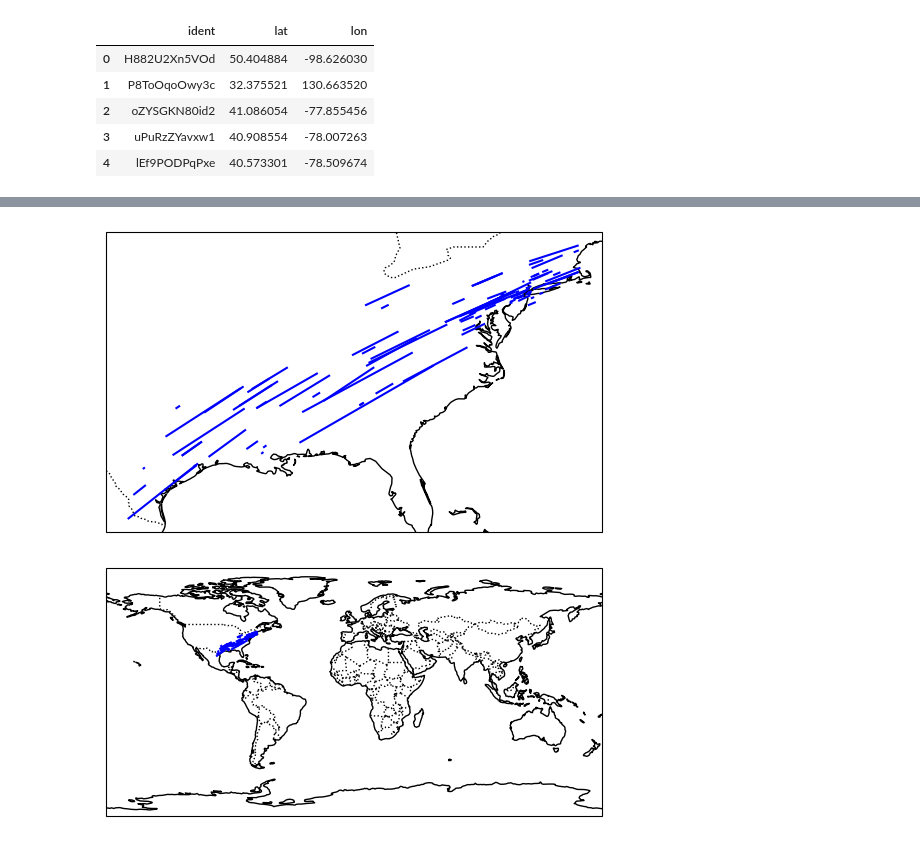
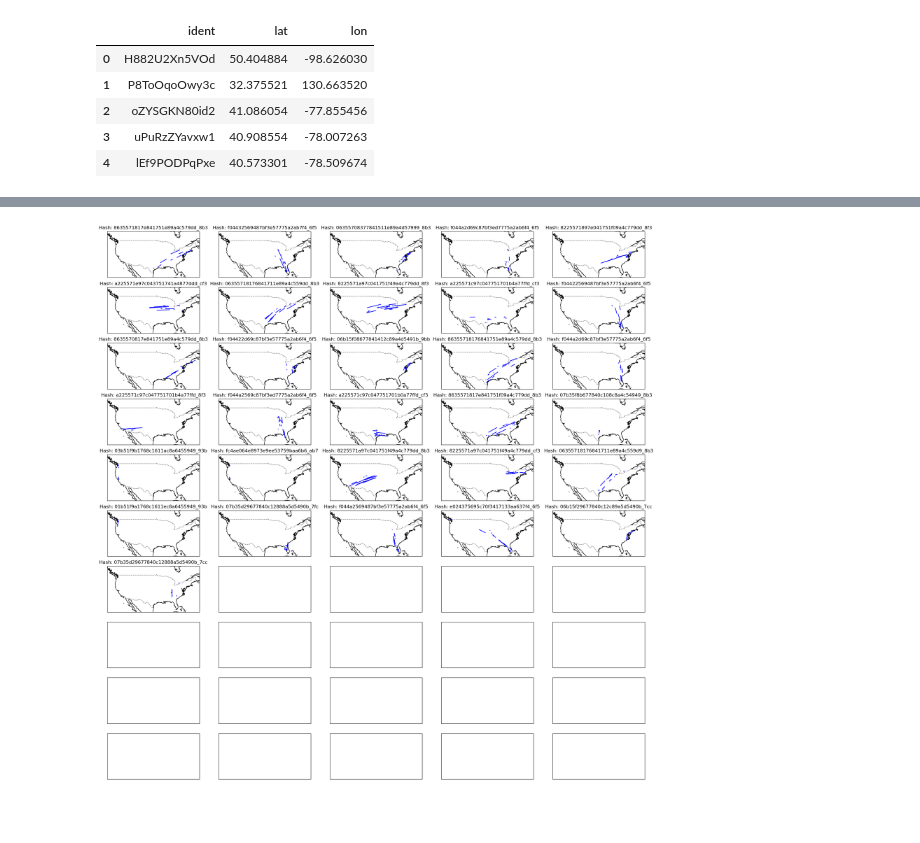
Before and after one commit to thinhhoang95/XFD, a Jupyter notebook: flow-detection/viz_segments6.ipynb, the cells around one changed output, grey strips where cells are left out. Saved outputs shown, nothing was run; the diff lists cells and outputs as text; code cells hidden in the pictures; blank space fills up the shorter version.

```diff
--- a/flow-detection/viz_segments6.ipynb
+++ b/flow-detection/viz_segments6.ipynb
@@ -70,13 +70,15 @@ import cartopy.crs as ccrs
 import matplotlib.pyplot as plt
 import cartopy
 
-def plot_segments(hash_df, wp_df, globe=False):
+
+def plot_segments(hash_df, wp_df, globe=False, ax=None):
 
     # Create a Cartopy PlateCarree projection
     projection = ccrs.PlateCarree()
 
     # Create a figure and axis with the PlateCarree projection
-    fig, ax = plt.subplots(subplot_kw={'projection': projection})
+    if ax is None:
+        fig, ax = plt.subplots(subplot_kw={'projection': projection})
 
     # Get the waypoints
     wpf = hash_df['wpf'].values
@@ -95,17 +97,35 @@ def plot_segments(hash_df, wp_df, globe=False):
 
     # Add map features
     ax.coastlines()
-    ax.add_feature(cartopy.feature.BORDERS, linestyle=':')
+    if not globe:
+        # Only add the borders for non-global maps
+        ax.add_feature(cartopy.feature.BORDERS, linestyle=':')
+    #ax.add_feature(cartopy.feature.LAND, edgecolor='black')
+    #ax.add_feature(cartopy.feature.OCEAN)
+
 
     # Set the extent of the map
     if globe:
         ax.set_extent([-180, 180, -90, 90])
 
     # Show the plot
-    plt.show()
+    if ax is None:
+        plt.show()
 
-plot_segments(hash_df1, wp_df, globe=False)
-plot_segments(hash_df1, wp_df, globe=True)
+# plot_segments(hash_df1, wp_df, globe=False)
+# plot_segments(hash_df1, wp_df, globe=True)
-# %% [output]
-[figure, removed]
-[figure, removed]
+# %%
+def get_region_bounds(region: str) -> tuple:
+    # Get the geographical boundaries for the map
+    if region=='conus':
+        # Contiguous United States
+        lat_bounds = [23, 51]
+        lon_bounds = [-130, -65]
+    elif region=='europe':
+        # Europe, from Portugal to Greece, not including Russia
+        lat_bounds = [34, 72]
+        lon_bounds = [-32, 40]
+    else:
+        raise ValueError(f"Region {region} not recognized. Use 'conus' or 'europe'.")
+
+    return lat_bounds, lon_bounds
@@ -111,0 +259,4 @@ plot_segments(hash_df1, wp_df, globe=True)
+# %%
+plot_all_flows(hash_counts, hash_df, wp_df, n_rows=10, n_cols=5, globe=False, region='conus')
+# %% [output]
+[figure, added]
```
Also changed, not shown: parts of 4 cells of this notebook, 1 other file.
